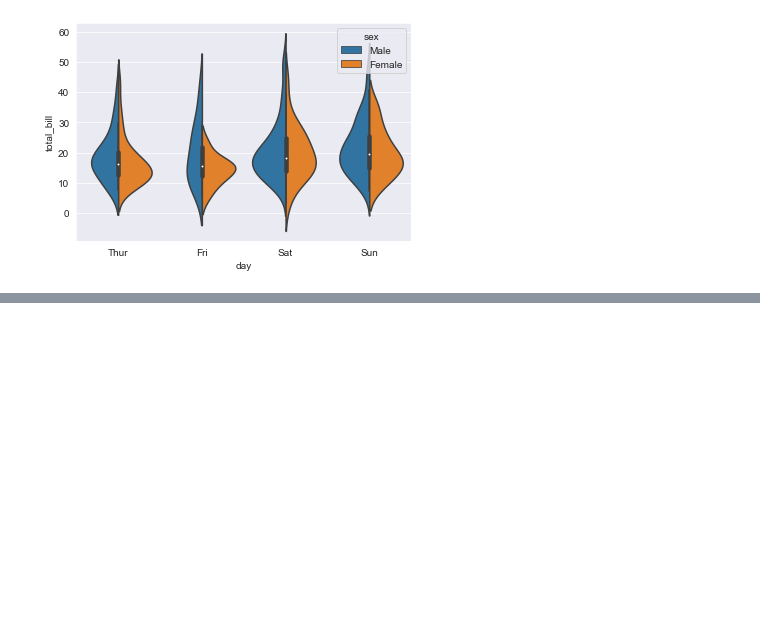
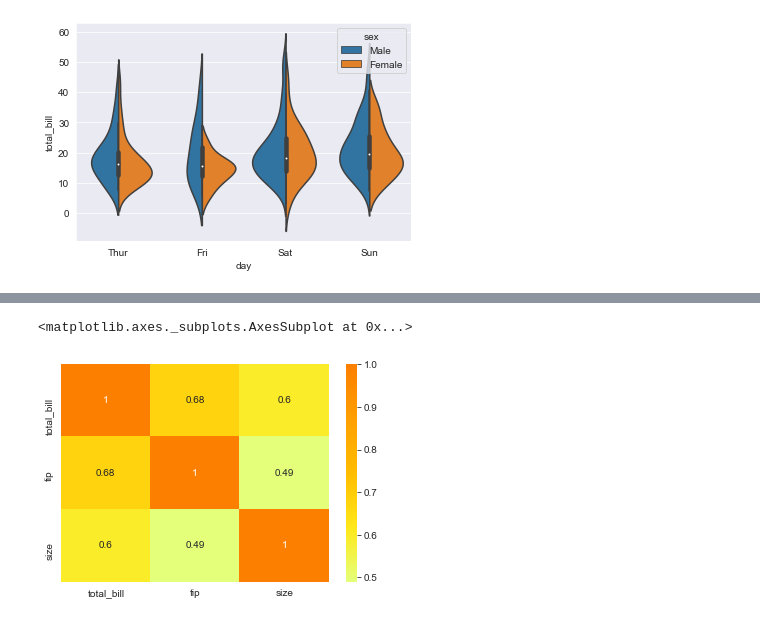
Before and after one commit to vaibhav1698/Learning-Data-Science, a Jupyter notebook: Learning Data Science 6.ipynb, the cells around one changed output, grey strips where cells are left out. Saved outputs shown, nothing was run; the diff lists cells and outputs as text; code cells hidden in the pictures; blank space fills up the shorter version.

```diff
--- a/Learning Data Science 6.ipynb
+++ b/Learning Data Science 6.ipynb
@@ -196,0 +213,5 @@ sns.violinplot(x='day', y='total_bill', data=tips, hue='sex', split='True')
+# %%
+sns.heatmap(tips.corr(), annot=True, cmap='Wistia') #annot gives the values
+# %% [output]
+<matplotlib.axes._subplots.AxesSubplot at 0x...>
+[figure, added]
```
Also changed, not shown: parts of 8 cells of this notebook.
